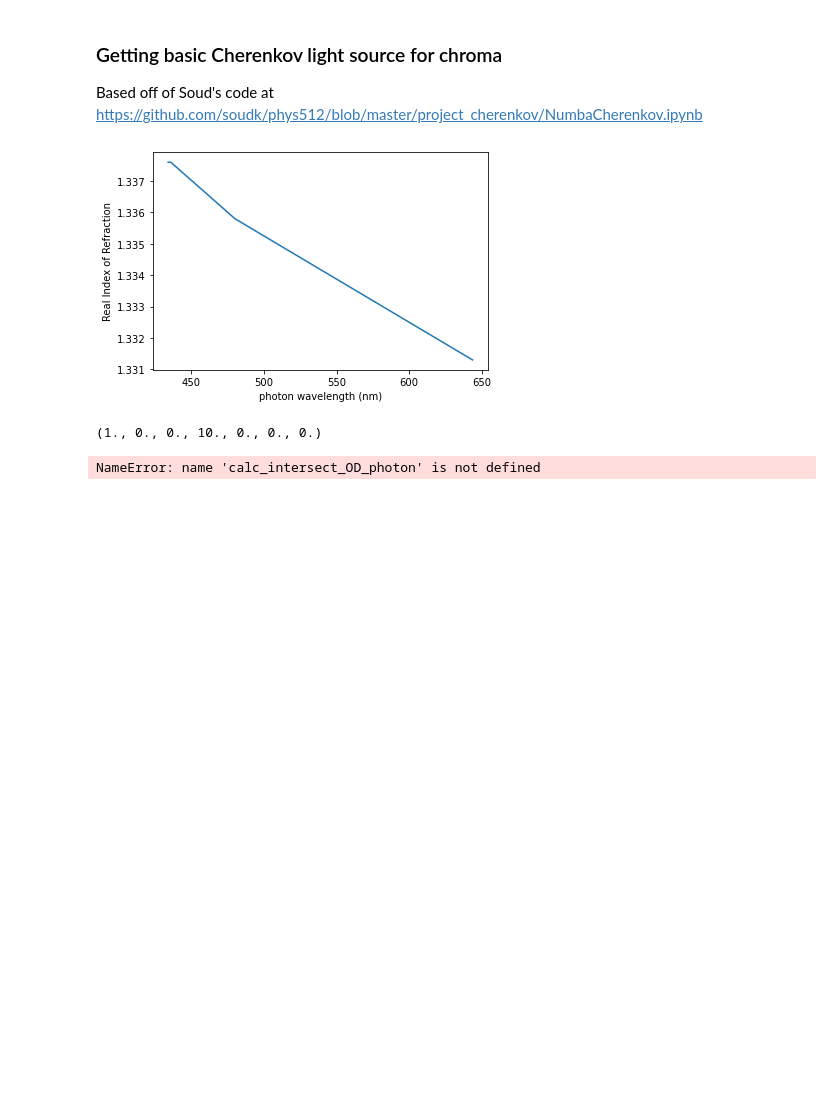
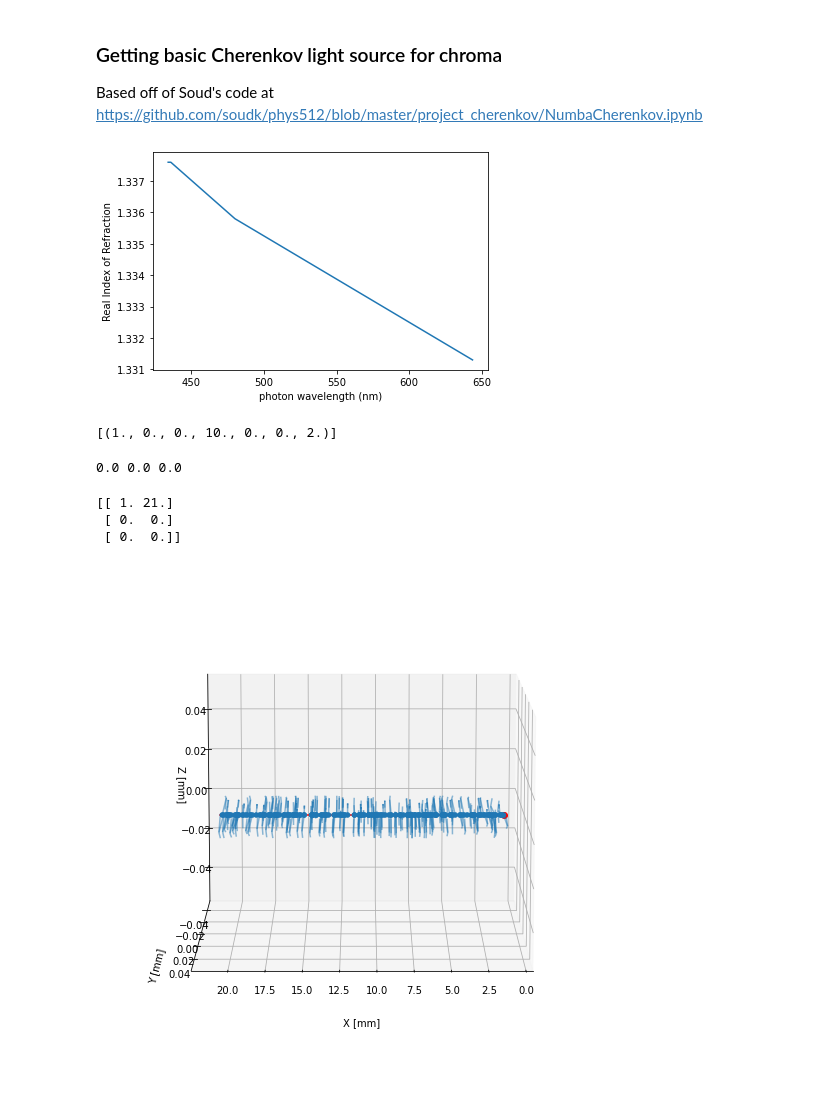
Before and after one commit to eklem1/OD_work, a Jupyter notebook: CherenkovLight.ipynb, the cells around one changed output. Saved outputs shown, nothing was run; the diff lists cells and outputs as text; code cells hidden in the pictures; blank space fills up the shorter version.

```diff
--- a/CherenkovLight.ipynb
+++ b/CherenkovLight.ipynb
@@ -98,11 +121,71 @@ muon = np.zeros(numMuons, dtype=ptcl)
 muon['x'] = 1.0
 
 muon['px'] = 10.0
+# muon['py'] = -10.0
 
-print(muon[0])
+muon['tracklength'] = 2.0
+
+print(muon)
 # %% [output]
-(1., 0., 0., 10., 0., 0., 0.)
+[(1., 0., 0., 10., 0., 0., 2.)]
-# %%
-propagateChere_init(muon)
-# %% [output]
-NameError: name 'calc_intersect_OD_photon' is not defined
+# %%
+photons = propagateChere_init(muon[0])
+# %% [output]
+0.0 0.0 0.0
+# %%
+
+# print(len(photons))
+
+# photons['x']
+
+parentMomentum = np.array([muon[0]['px'], muon[0]['py'], muon[0]['pz']])
+trackLength = muon[0]['tracklength']
+
+parentEntryPosition =  np.array([muon[0]['x'], muon[0]['y'], muon[0]['z']])
+
+parentEndPosition = trackLength*parentMomentum + parentEntryPosition
+
+muonPath = np.array([parentEntryPosition, parentEndPosition]).T
+
+print(muonPath)
+# %% [output]
+[[ 1. 21.]
+ [ 0.  0.]
+ [ 0.  0.]]
+# %%
+fig = plt.figure(figsize=(7,7))
+axes = mplot3d.Axes3D(fig)
+
+axes.plot3D(muonPath[0][0], muonPath[1][0], muonPath[2][0], 'red', marker='o')
+
+axes.plot3D(muonPath[0], muonPath[1], muonPath[2], 'red')#, alpha=0.4)
+
+p = axes.scatter3D(photons['x'], photons['y'], photons['z'])# , c=direction, cmap='viridis') #, vmin=0, vmax=ELs_max)
+Q = axes.quiver(photons['x'], photons['y'], photons['z'],photons['px'], photons['py'], photons['pz'], length=0.00005, alpha=0.5)#, normalize=True, alpha=0.5)
+
+# addGeometry(axes, parts=['PMTconnect','PMTGlass', 'OC'])  #'WT' ,
+
+# axes.set_xlim3d(-300, 300)
+# axes.set_ylim3d(-300, 300)
+# axes.set_zlim3d(-7400, -6930)
+
+axes.set_xlabel("X [mm]")
+axes.set_ylabel("Y [mm]")
+axes.set_zlabel("Z [mm]")
+axes.xaxis.labelpad=20
+axes.yaxis.labelpad=15
+# axes.zaxis.labelpad=15
+
+# axes.legend()
+
+# fig.colorbar(p, label="Step Number", shrink=0.8)
+
+#change angle of view - (elevation, azimuth) angles in degrees
+# ‘elev’ stores the elevation angle in the z plane. ‘azim’ stores the azimuth angle in the x,y plane.
+axes.view_init(10, 90)
+
+# 0, 90 - XZ plane; 90, 90 - top view
+
+plt.show()
+# %% [output]
+[figure, added]
```
Also changed, not shown: parts of 4 cells of this notebook, 1 other file.
